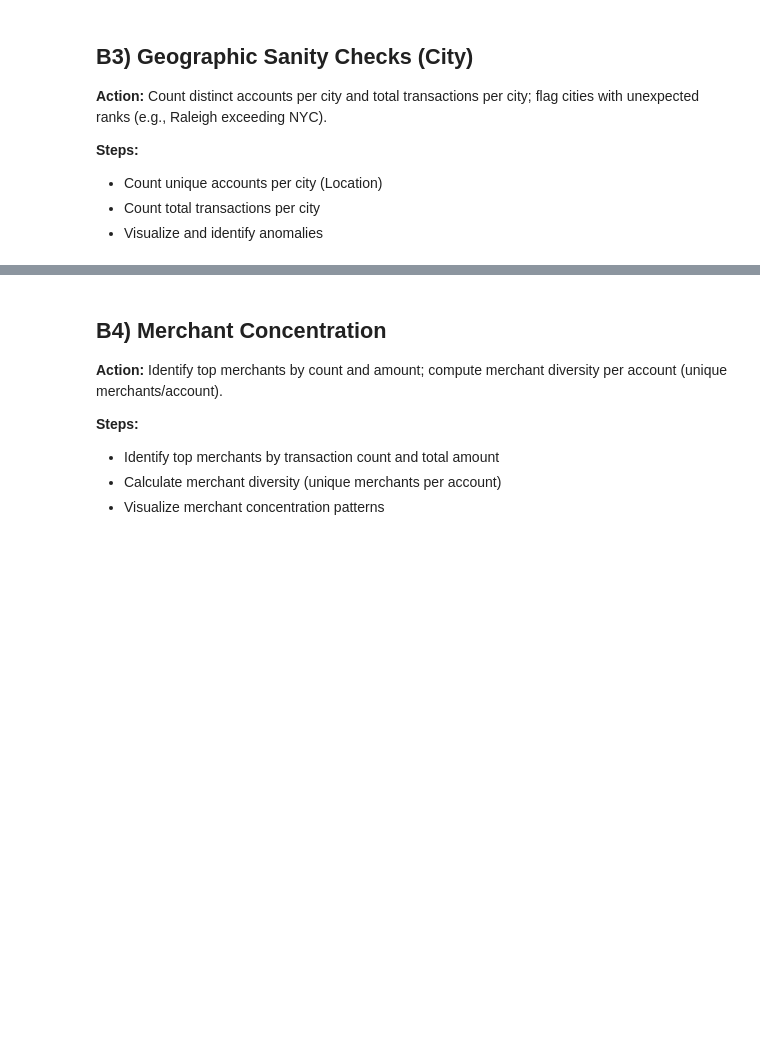
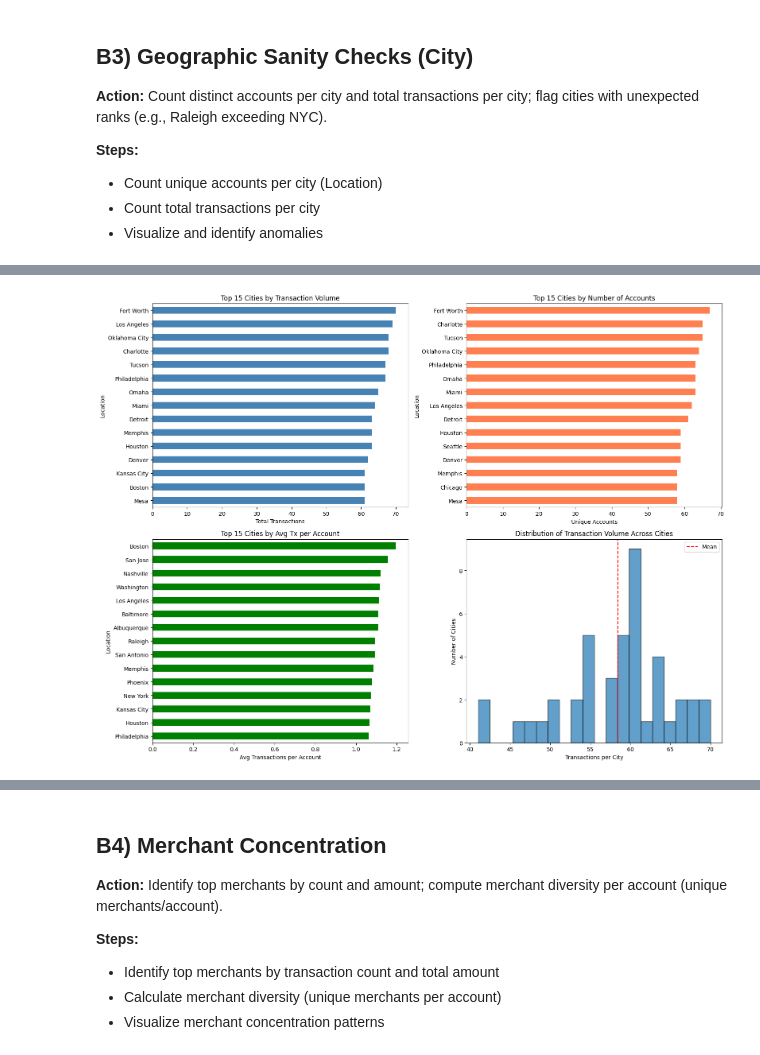
Before and after one commit to rocaaj/dsba-eda-lab, a Jupyter notebook: eda_lab.ipynb, the cells around one changed output, grey strips where cells are left out. Saved outputs shown, nothing was run; the diff lists cells and outputs as text; code cells hidden in the pictures; blank space fills up the shorter version.

```diff
--- a/eda_lab.ipynb
+++ b/eda_lab.ipynb
@@ -125,2 +509,34 @@ The dataset is synthetic and intended for exploratory pattern analysis.
 # %%
-# Visualize geographic distribution
+# visualize geographic distribution
+fig, axes = plt.subplots(2, 2, figsize=(16, 12))
+
+# top 15 cities by transaction volume
+tx_per_city.head(15).plot(kind='barh', ax=axes[0, 0], color='steelblue')
+axes[0, 0].set_xlabel('Total Transactions')
+axes[0, 0].set_title('Top 15 Cities by Transaction Volume')
+axes[0, 0].invert_yaxis()
+
+# top 15 cities by unique accounts
+accounts_per_city.head(15).plot(kind='barh', ax=axes[0, 1], color='coral')
+axes[0, 1].set_xlabel('Unique Accounts')
+axes[0, 1].set_title('Top 15 Cities by Number of Accounts')
+axes[0, 1].invert_yaxis()
+
+# average transactions per account by city (top 15)
+avg_tx_per_account.head(15).plot(kind='barh', ax=axes[1, 0], color='green')
+axes[1, 0].set_xlabel('Avg Transactions per Account')
+axes[1, 0].set_title('Top 15 Cities by Avg Tx per Account')
+axes[1, 0].invert_yaxis()
+
+# distribution of transactions across all cities
+axes[1, 1].hist(tx_per_city, bins=20, edgecolor='black', alpha=0.7)
+axes[1, 1].set_xlabel('Transactions per City')
+axes[1, 1].set_ylabel('Number of Cities')
+axes[1, 1].set_title('Distribution of Transaction Volume Across Cities')
+axes[1, 1].axvline(tx_per_city.mean(), color='red', linestyle='--', label='Mean')
+axes[1, 1].legend()
+
+plt.tight_layout()
+plt.show()
+# %% [output]
+[figure, added]
```
Also changed, not shown: parts of 35 cells of this notebook.
